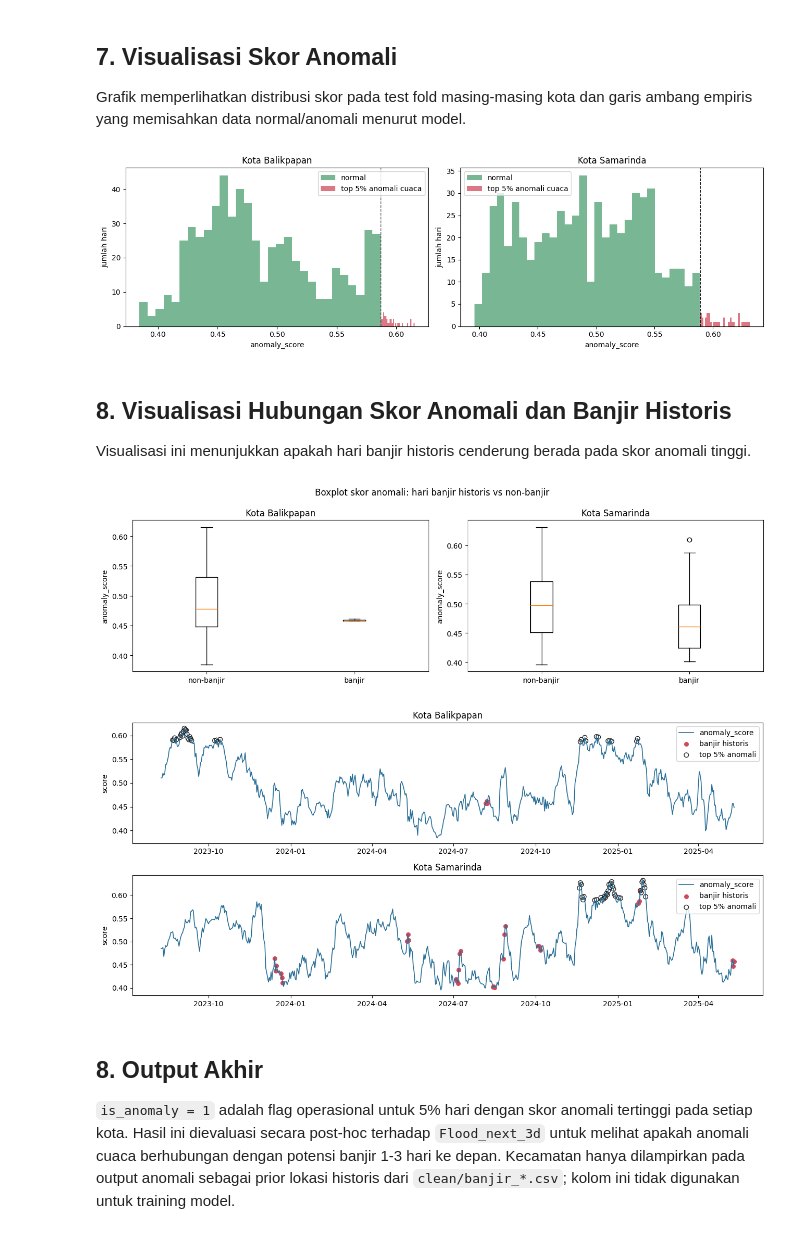
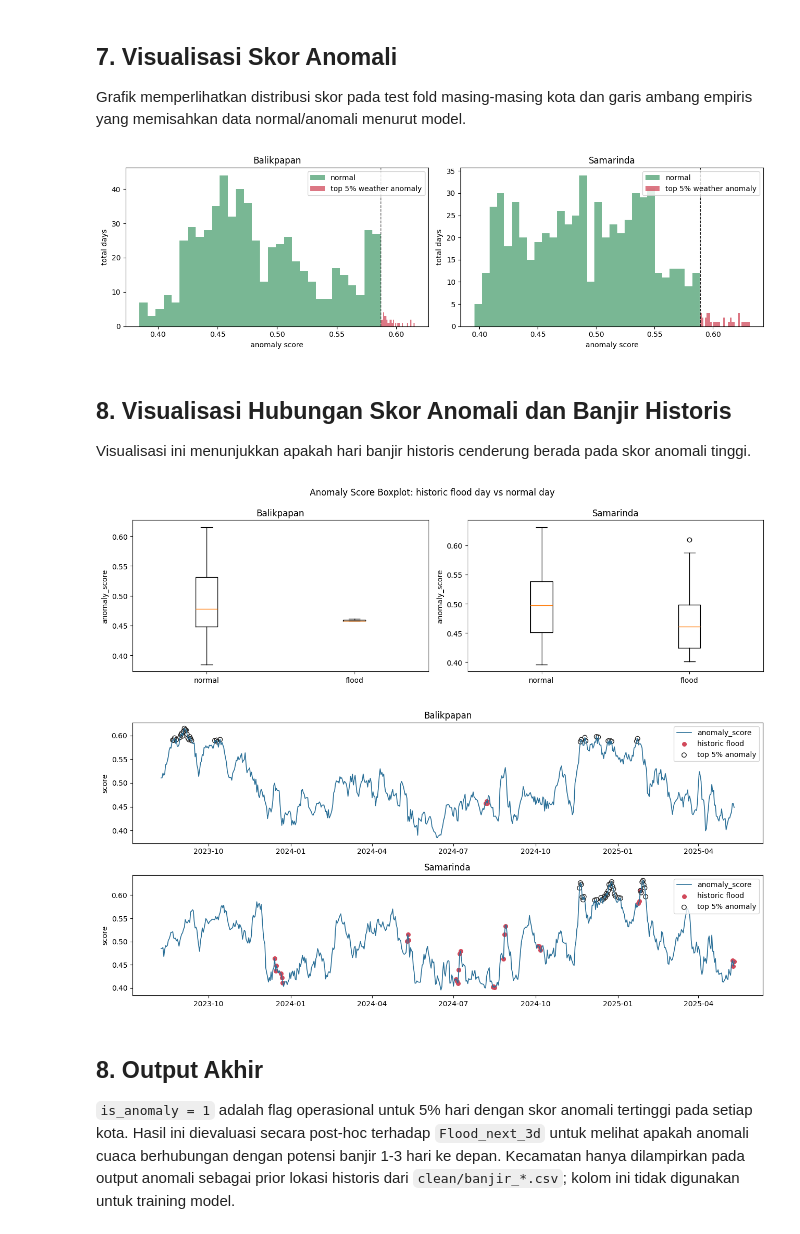
Before and after one commit to Noelsip/flood-bpn-smd, a Jupyter notebook: Flood_AutoML.ipynb, the cells around one changed output. Cells and saved outputs as stored; diff of their text form; code cells hidden in the pictures.

```diff
--- a/Flood_AutoML.ipynb
+++ b/Flood_AutoML.ipynb
@@ -99,15 +99,25 @@ Dataset tetap sama. Data kota luar tidak dipakai untuk melatih model utama karen
 # %%
 data = pd.read_csv(DATA_PATH, parse_dates=["time"])
 city_data = data[data["city"].isin(DEFAULT_CITIES)].copy()
+CITY_LABEL_MAP = {
+    "Kota Balikpapan": "Balikpapan",
+    "Kota Samarinda": "Samarinda",
+}
+data["city"]      = data["city"].replace(CITY_LABEL_MAP)
+city_data["city"] = city_data["city"].replace(CITY_LABEL_MAP)
+
+# Update DEFAULT_CITIES supaya filter dan loop per kota tetap jalan
+DEFAULT_CITIES = ["Balikpapan", "Samarinda"]
+
 features = feature_columns(city_data)
 
-print("Seluruh dataset:", data.shape)
-print("Dataset Kaltim:", city_data.shape)
-print("Jumlah fitur numerik:", len(features))
+print("All dataset:", data.shape)
+print("Kaltim:", city_data.shape)
+print("Numerik feature sum:", len(features))
 print("Split mode:", SPLIT_MODE, "| train ratio:", TRAIN_RATIO)
-print("Operational anomaly flag: top", int(OPERATIONAL_TOP_RATE * 100), "% anomaly_score per kota")
-print("Fitur IF tidak memakai kalender/persentil:", [c for c in features if c in ["doy_sin", "doy_cos", "month_sin", "month_cos", "rain7_pctl", "precip7_pctl", "soil7_pctl"]])
-print("Kota:", city_data["city"].unique().tolist())
+print("Operational anomaly flag: top", int(OPERATIONAL_TOP_RATE * 100), "% anomaly_score by city")
+print("IF without cal/:", [c for c in features if c in ["doy_sin", "doy_cos", "month_sin", "month_cos", "rain7_pctl", "precip7_pctl", "soil7_pctl"]])
+print("City:", city_data["city"].unique().tolist())
 
 if "split" in city_data.columns:
     display(city_data.groupby(["split", "city"])[TARGET].agg(hari="count", banjir_historis="sum"))
@@ -133,12 +143,12 @@ Bagian ini hanya deskriptif. Label historis banjir boleh ditampilkan sebagai kon
 # %%
 fig, ax = plt.subplots(1, 2, figsize=(12, 4))
 city_data.groupby("city").size().plot.bar(ax=ax[0], color="#2A6F97", rot=0)
-ax[0].set_title("Jumlah observasi per kota")
+ax[0].set_title("Number of observations by city")
 ax[0].set_xlabel("")
 
 if TARGET in city_data.columns:
     city_data.groupby("city")[TARGET].sum().plot.bar(ax=ax[1], color="#D1495B", rot=0)
-    ax[1].set_title("Hari banjir historis per kota")
+    ax[1].set_title("Historic Flood day by city")
     ax[1].set_xlabel("")
 else:
     ax[1].axis("off")
@@ -258,21 +268,21 @@ Grafik memperlihatkan distribusi skor pada test fold masing-masing kota dan gari
 # %%
 fig, axes = plt.subplots(1, len(city_results), figsize=(13, 4), squeeze=False)
 for ax, (city, result) in zip(axes.ravel(), city_results.items()):
     test = result.test.copy()
     normal = test[test["is_anomaly"] == 0]
     anomaly = test[test["is_anomaly"] == 1]
     ax.hist(normal["anomaly_score"], bins=30, alpha=0.75, label="normal", color="#4C9F70")
-    ax.hist(anomaly["anomaly_score"], bins=30, alpha=0.75, label="top 5% anomali cuaca", color="#D1495B")
+    ax.hist(anomaly["anomaly_score"], bins=30, alpha=0.75, label="top 5% weather anomaly", color="#D1495B")
     if not anomaly.empty:
         ax.axvline(anomaly["anomaly_score"].min(), color="#222222", linestyle="--", linewidth=1)
     ax.set_title(city)
-    ax.set_xlabel("anomaly_score")
-    ax.set_ylabel("jumlah hari")
+    ax.set_xlabel("anomaly score")
+    ax.set_ylabel("total days")
     ax.legend()
 plt.tight_layout()
 plt.show()
 # %% [output]
-[figure, old version]
+[figure, new version]
 # %% [markdown]
 ## 8. Visualisasi Hubungan Skor Anomali dan Banjir Historis
 Visualisasi ini menunjukkan apakah hari banjir historis cenderung berada pada skor anomali tinggi.
@@ -284,10 +294,10 @@ for ax, (city, result) in zip(axes.ravel(), city_results.items()):
         test.loc[test[TARGET] == 0, "anomaly_score"],
         test.loc[test[TARGET] == 1, "anomaly_score"],
     ]
-    ax.boxplot(groups, labels=["non-banjir", "banjir"])
+    ax.boxplot(groups, labels=["normal", "flood"])
     ax.set_title(city)
     ax.set_ylabel("anomaly_score")
-plt.suptitle("Boxplot skor anomali: hari banjir historis vs non-banjir")
+plt.suptitle("Anomaly Score Boxplot: historic flood day vs normal day")
 plt.tight_layout()
 plt.show()
 
@@ -298,17 +308,17 @@ for ax, (city, result) in zip(axes, city_results.items()):
     test = result.test.sort_values("time")
     ax.plot(test["time"], test["anomaly_score"], color="#2A6F97", linewidth=1.2, label="anomaly_score")
     flood_days = test[test[TARGET] == 1]
-    ax.scatter(flood_days["time"], flood_days["anomaly_score"], color="#D1495B", s=30, label="banjir historis")
+    ax.scatter(flood_days["time"], flood_days["anomaly_score"], color="#D1495B", s=30, label="historic flood")
     top_days = test[test["is_anomaly"] == 1]
-    ax.scatter(top_days["time"], top_days["anomaly_score"], facecolors="none", edgecolors="#222222", s=38, label="top 5% anomali")
+    ax.scatter(top_days["time"], top_days["anomaly_score"], facecolors="none", edgecolors="#222222", s=38, label="top 5% anomaly")
     ax.set_title(city)
     ax.set_ylabel("score")
     ax.legend(loc="upper right")
 plt.tight_layout()
 plt.show()
 # %% [output]
-[figure, old version]
+[figure, new version]
-[figure, old version]
+[figure, new version]
 # %% [markdown]
 ## 8. Output Akhir
 `is_anomaly = 1` adalah flag operasional untuk 5% hari dengan skor anomali tertinggi pada setiap kota. Hasil ini dievaluasi secara post-hoc terhadap `Flood_next_3d` untuk melihat apakah anomali cuaca berhubungan dengan potensi banjir 1-3 hari ke depan. Kecamatan hanya dilampirkan pada output anomali sebagai prior lokasi historis dari `clean/banjir_*.csv`; kolom ini tidak digunakan untuk training model.
```
Also changed, not shown: parts of 8 cells of this notebook.
